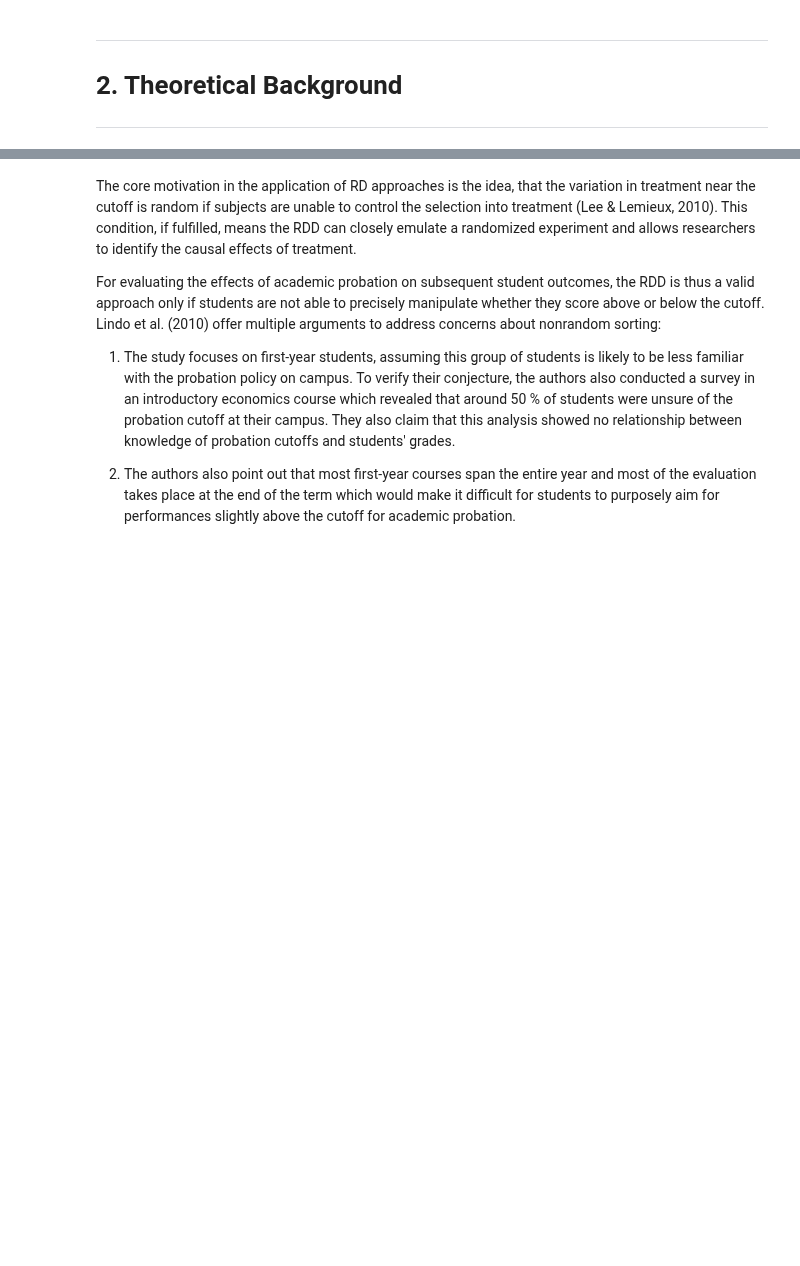
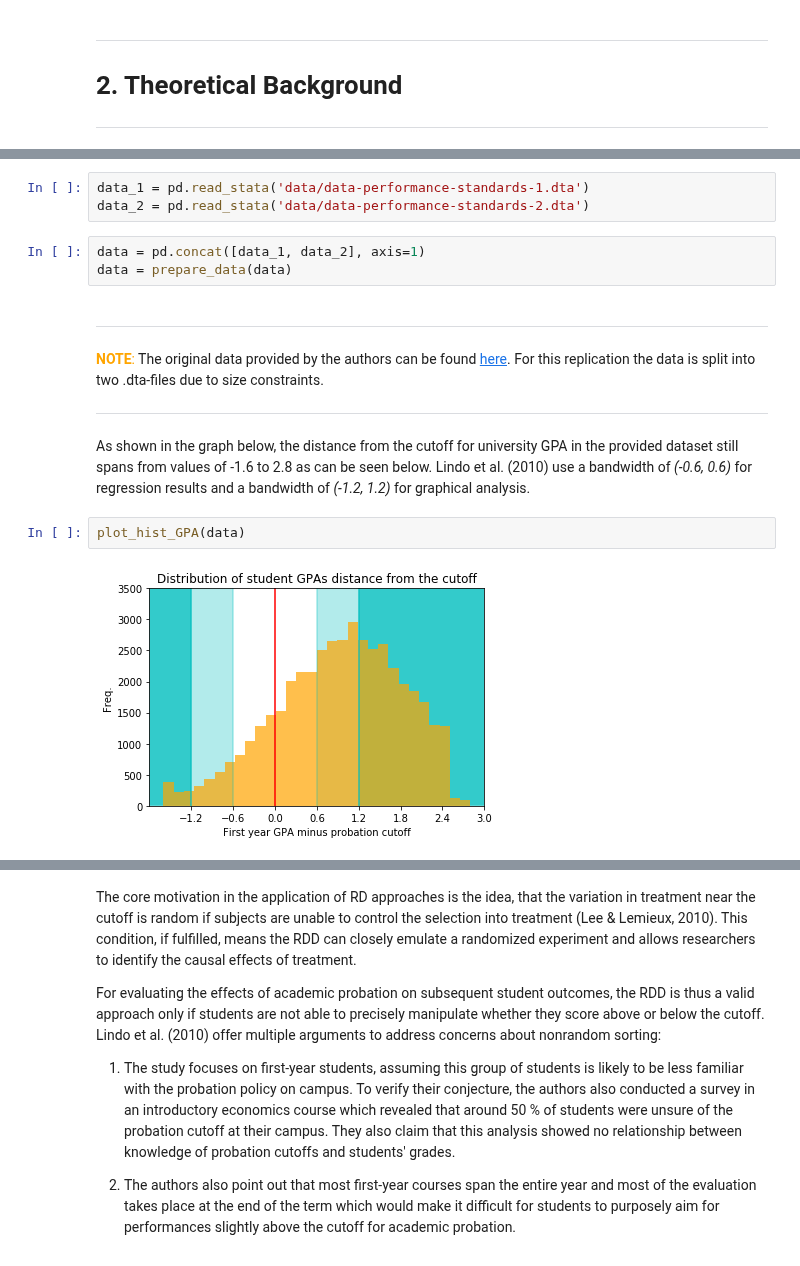
Before and after one commit to aysuavci/ose-data-science-course-project-aysuavci, a Jupyter notebook: example_project.ipynb, the cells around one changed output, grey strips where cells are left out. Cells and saved outputs as stored; diff of their text form; blank space fills up the shorter version.

```diff
--- a/example_project.ipynb
+++ b/example_project.ipynb
@@ -73,0 +138,17 @@ Data Setup
+# %%
+data_1 = pd.read_stata('data/data-performance-standards-1.dta')
+data_2 = pd.read_stata('data/data-performance-standards-2.dta')
+# %%
+data = pd.concat([data_1, data_2], axis=1)
+data = prepare_data(data)
+# %% [markdown]
+---
+<span style="color:orange">**NOTE**:</span> The original data provided by the authors can be found [here](https://www.aeaweb.org/articles?id=10.1257/app.2.2.95). For this replication the data is split into two .dta-files due to size constraints.
+
+---
+# %% [markdown]
+As shown in the graph below, the distance from the cutoff for university GPA in the provided dataset still spans from values of -1.6 to 2.8 as can be seen below. Lindo et al. (2010) use a bandwidth of *(-0.6, 0.6)* for regression results and a bandwidth of *(-1.2, 1.2)* for graphical analysis.
+# %%
+plot_hist_GPA(data)
+# %% [output]
+[figure, added]
```
Also changed, not shown: parts of 15 cells of this notebook.
